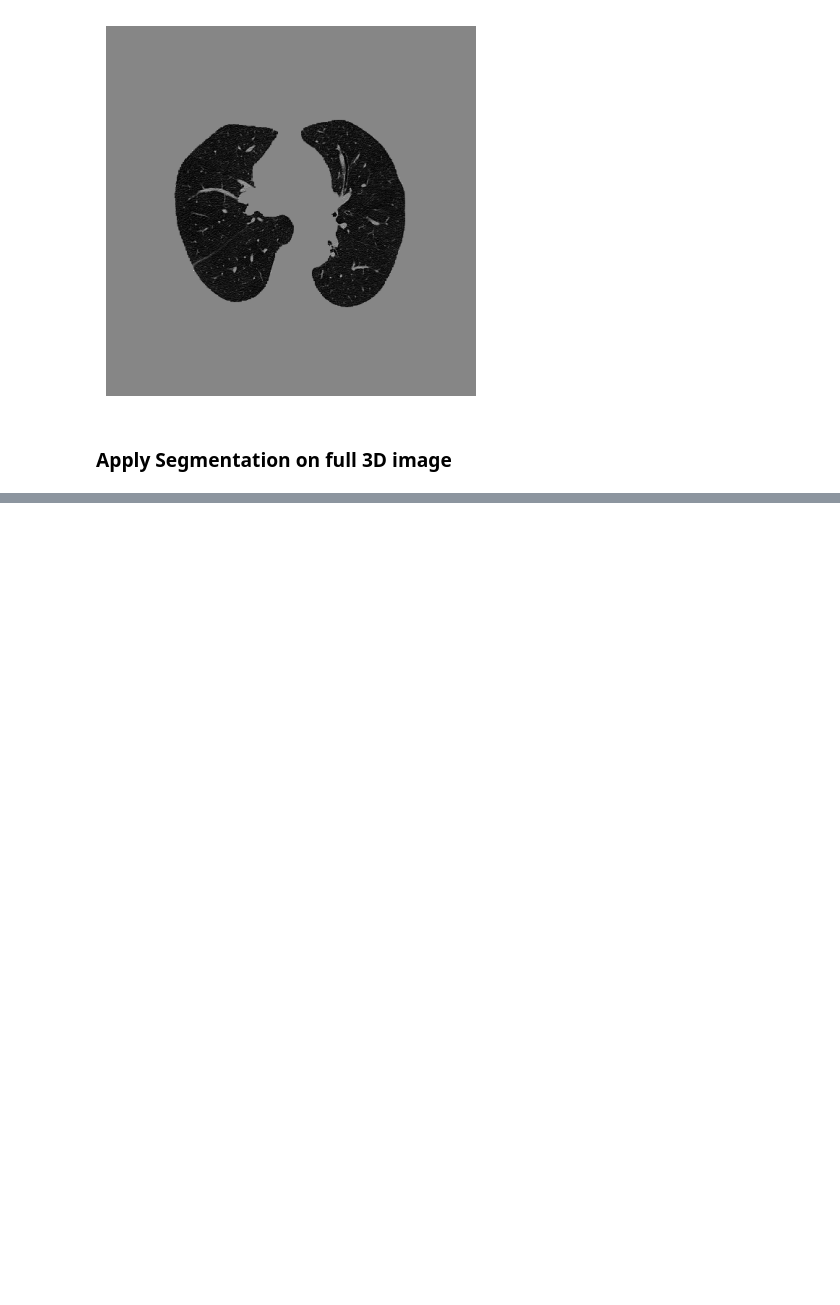
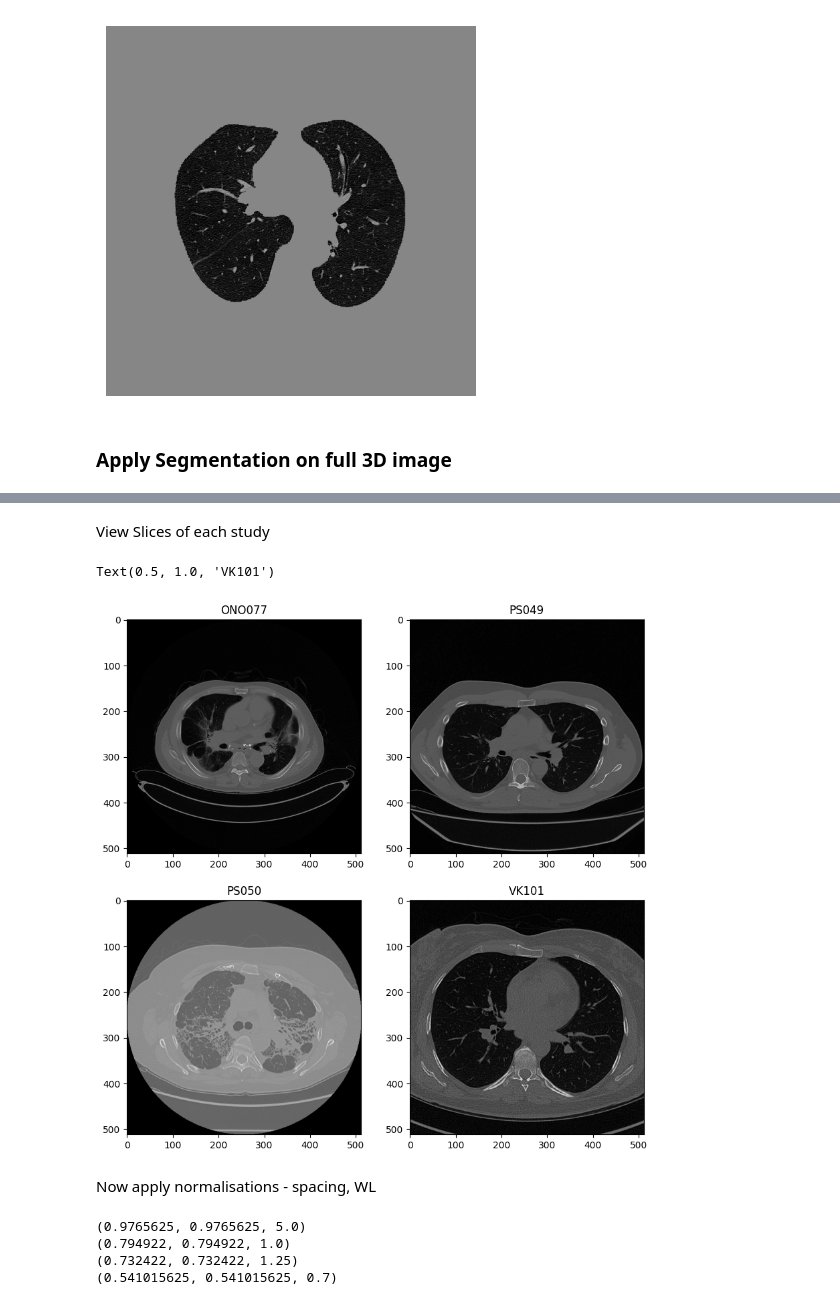
Before and after one commit to dhruvg97/BromptonML, a Jupyter notebook: Sarcoid_1.ipynb, the cells around one changed output, grey strips where cells are left out. Saved outputs shown, nothing was run; the diff lists cells and outputs as text; code cells hidden in the pictures; blank space fills up the shorter version.

Commit message:
Test of 10 studies. Looking at voxel spacing first

```diff
--- a/Sarcoid_1.ipynb
+++ b/Sarcoid_1.ipynb
@@ -155,0 +164,57 @@ plt.axis('off')
+# %%
+
+def loadImageSeries(path):
+
+    dicom_reader = sitk.ImageSeriesReader()
+    dicom_files = dicom_reader.GetGDCMSeriesFileNames(path)
+    dicom_reader.SetFileNames(dicom_files)
+    image_out = dicom_reader.Execute()
+
+    return image_out
+# %%
+ONO077_image = loadImageSeries(ONO077_path)
+ONO077_array = sitk.GetArrayFromImage(ONO077_image)
+ONO077_shape = ONO077_array.shape
+
+PS049_image = loadImageSeries(PS049_path)
+PS049_array = sitk.GetArrayFromImage(PS049_image)
+PS049_shape = PS049_array.shape
+
+PS050_image = loadImageSeries(PS050_path)
+PS050_array = sitk.GetArrayFromImage(PS050_image)
+PS050_shape = PS050_array.shape
+
+VK101_image = loadImageSeries(VK101_path)
+VK101_array = sitk.GetArrayFromImage(VK101_image)
+VK101_shape = VK101_array.shape
+# %% [markdown]
+View Slices of each study
+# %%
+fig, axes = plt.subplots(2,2, figsize = (10,10))
+
+axes[0,0].imshow(ONO077_array[30,:,:],cmap='grey')
+axes[0,0].set_title('ONO077')
+
+axes[0,1].imshow(PS049_array[300,:,:],cmap='grey')
+axes[0,1].set_title('PS049')
+
+axes[1,0].imshow(PS050_array[200,:,:],cmap='grey')
+axes[1,0].set_title("PS050")
+
+axes[1,1].imshow(VK101_array[200,:,:],cmap='grey')
+axes[1,1].set_title("VK101")
+# %% [output]
+Text(0.5, 1.0, 'VK101')
+[figure, added]
+# %% [markdown]
+Now apply normalisations - spacing, WL
+# %%
+print(ONO077_image.GetSpacing())
+print(PS049_image.GetSpacing())
+print(PS050_image.GetSpacing())
+print(VK101_image.GetSpacing())
+# %% [output]
+(0.9765625, 0.9765625, 5.0)
+(0.794922, 0.794922, 1.0)
+(0.732422, 0.732422, 1.25)
+(0.541015625, 0.541015625, 0.7)
```
Also changed, not shown: parts of 8 cells of this notebook, 1 other file.
